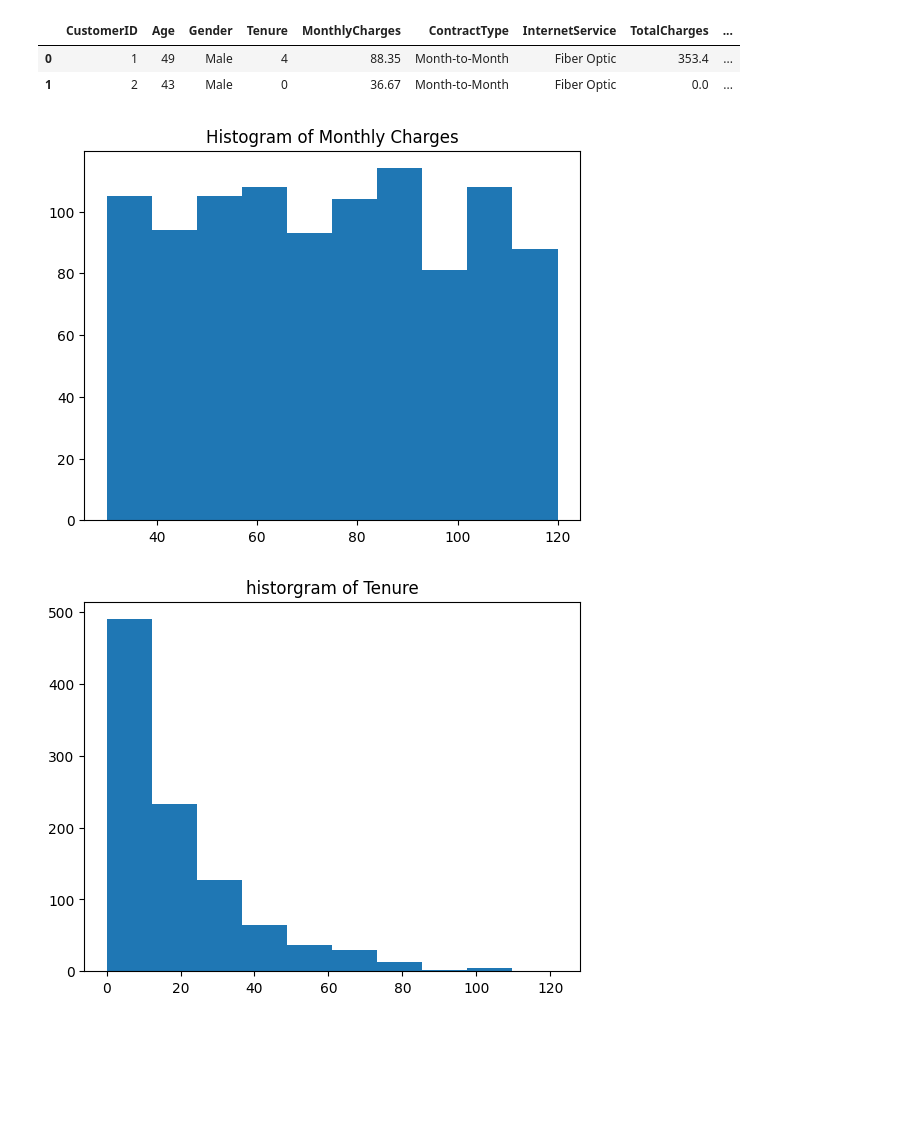
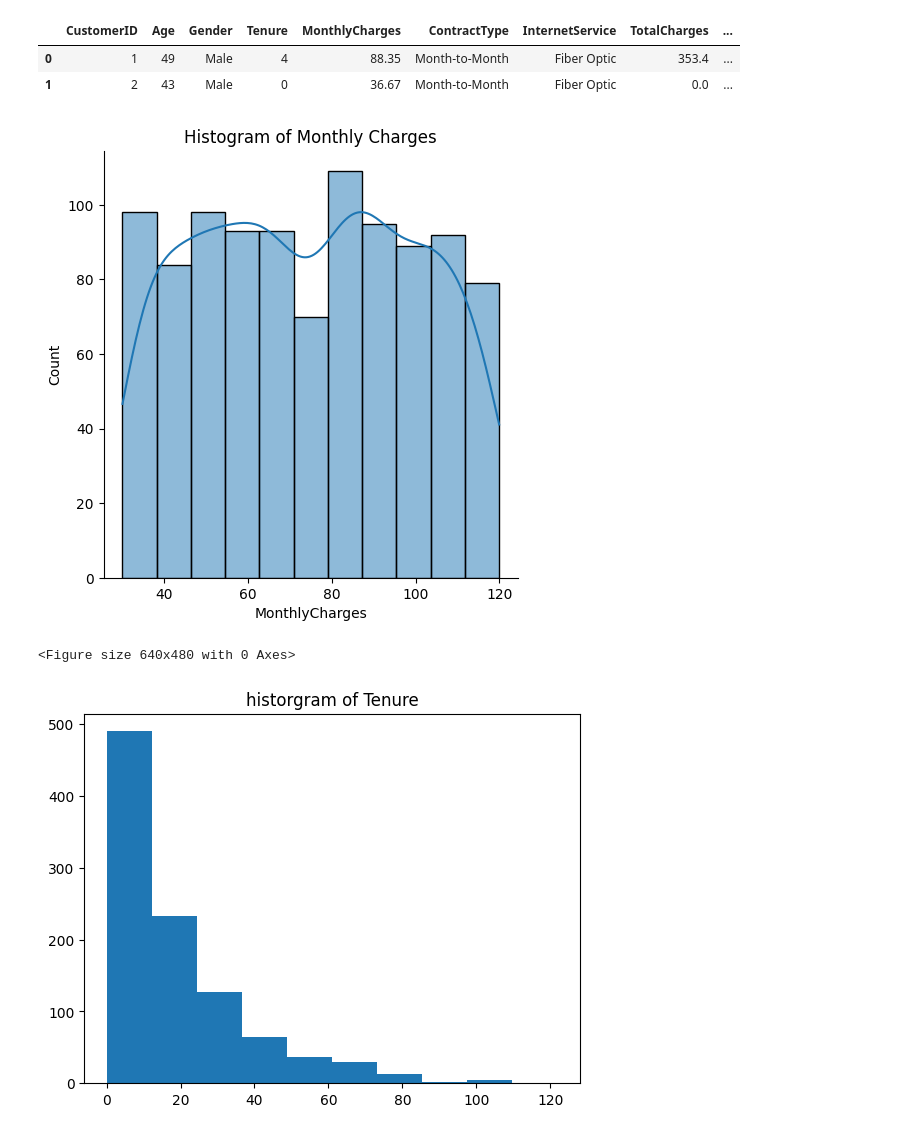
Before and after one commit to Nikhil09052007/Customer_Churn_Prediction, a Jupyter notebook: main.ipynb, the cells around one changed output. Cells and saved outputs as stored; diff of their text form; code cells hidden in the pictures; blank space fills up the shorter version.

```diff
--- a/main.ipynb
+++ b/main.ipynb
@@ -184,11 +185,13 @@ df.head(2)
 | 0 | 1 | 49 | Male | 4 | 88.35 | Month-to-Month | Fiber Optic | 353.4 | ... |
 | 1 | 2 | 43 | Male | 0 | 36.67 | Month-to-Month | Fiber Optic | 0.0 | ... |
 # %%
-plt.hist(df['MonthlyCharges'])
+sns.displot(df['MonthlyCharges'],kde=True)
 plt.title("Histogram of Monthly Charges")
 plt.show()
+plt.savefig('charts/img2')
 # %% [output]
-[figure, old version]
+[figure, new version]
+<Figure size 640x480 with 0 Axes>
 # %%
 plt.hist(df['Tenure'])
 plt.title('historgram of Tenure')
```
Also changed, not shown: parts of 1 cell of this notebook.
